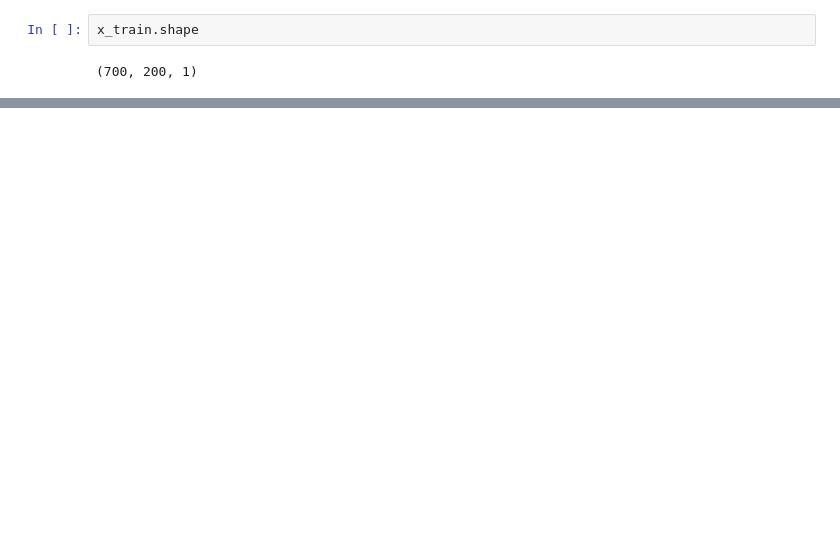
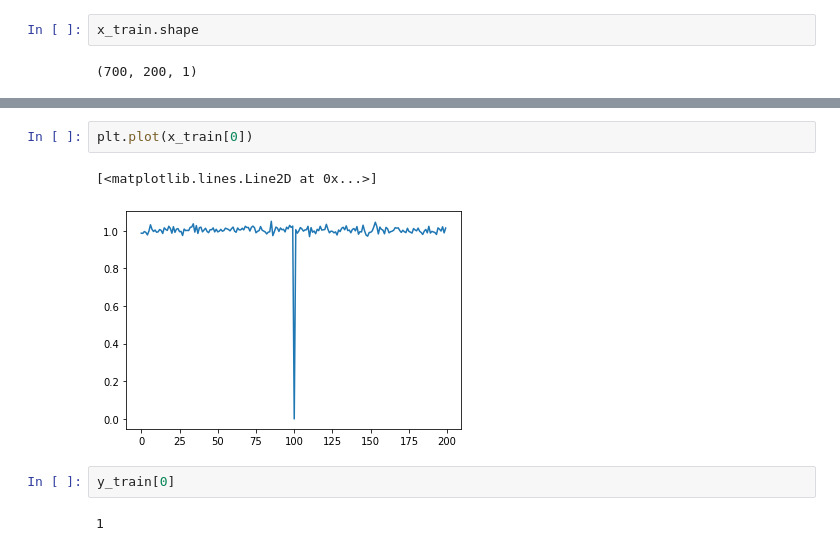
Before and after one commit to ubsuny/g2-coral, a Jupyter notebook: Develop_Model.ipynb, the cells around one changed output, grey strips where cells are left out. Drawn from its saved outputs; the diff is of its cells as text; blank space fills up the shorter version.

```diff
--- a/Develop_Model.ipynb
+++ b/Develop_Model.ipynb
@@ -200,0 +212,9 @@ plt.close()
+# %%
+plt.plot(x_train[0])
+# %% [output]
+[<matplotlib.lines.Line2D at 0x...>]
+[figure, added]
+# %%
+y_train[0]
+# %% [output]
+1
```
Also changed, not shown: parts of 16 cells of this notebook.
